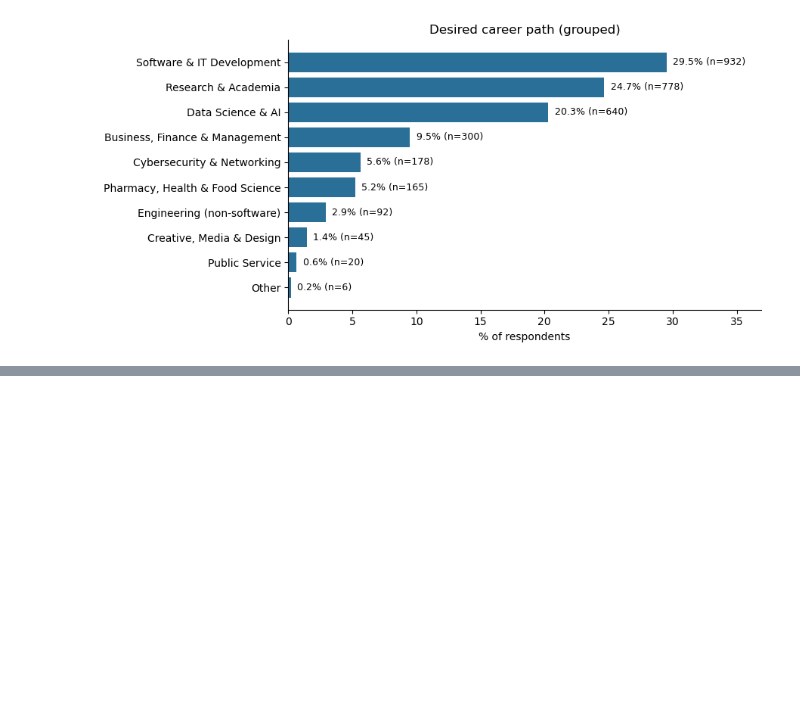
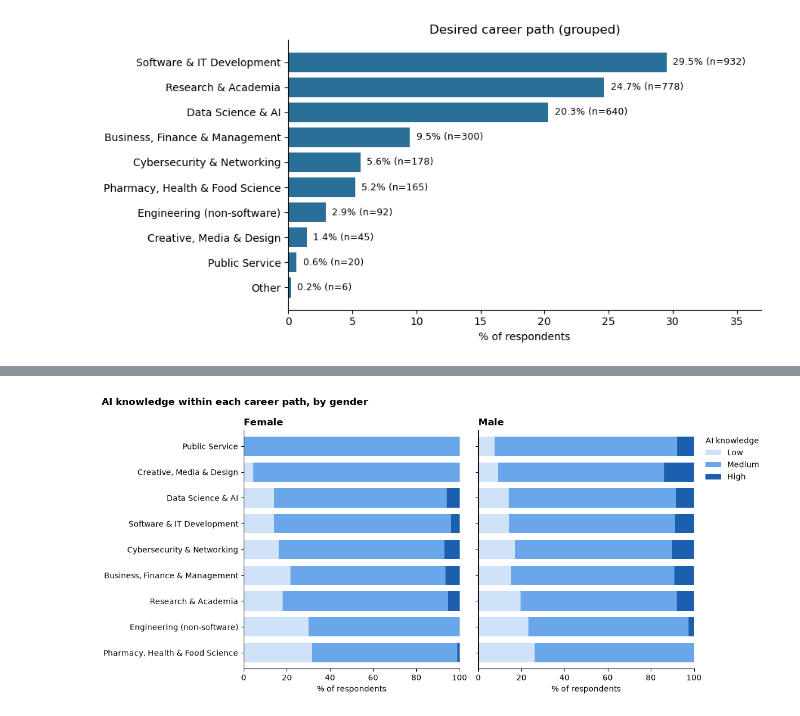
Before and after one commit to ekassz/DataScienceFinalProject, a Jupyter notebook: data_visualization.ipynb, the cells around one changed output, grey strips where cells are left out. Cells and saved outputs as stored; diff of their text form; code cells hidden in the pictures; blank space fills up the shorter version.

```diff
--- a/data_visualization.ipynb
+++ b/data_visualization.ipynb
@@ -269,0 +236,22 @@ ParserError: Error tokenizing data. C error: Expected 11 fields in line 442, saw
+# %%
+# Share of Low / Medium / High AI use within each career group, one panel per gender
+levels = ["Low", "Medium", "High"]
+level_colors = ["#cfe2f7", "#6aa7ea", "#1b5fae"]
+
+fig, axes = plt.subplots(1, 2, figsize=(12, 5.5), sharey=True)
+for ax, g in zip(axes, ["Female", "Male"]):
+    sub = d[d["gender"] == g]
+    pct = (pd.crosstab(sub["career_group"], sub["ai_knowledge"], normalize="index") * 100)
+    pct = pct.reindex(index=career_order, columns=levels)
+    pct.plot.barh(stacked=True, color=level_colors, width=0.75, ax=ax, legend=False)
+    ax.set_title(g, loc="left", fontweight="bold")
+    ax.set_xlabel("% of respondents")
+    ax.set_ylabel("")
+    ax.spines[["top", "right"]].set_visible(False)
+
+axes[1].legend(title="AI knowledge", frameon=False, loc="upper left", bbox_to_anchor=(1.02, 1))
+fig.suptitle("AI knowledge within each career path, by gender", x=0.01, ha="left", fontweight="bold")
+plt.tight_layout()
+plt.show()
+# %% [output]
+[figure, added]
```
Also changed, not shown: parts of 13 cells of this notebook.
